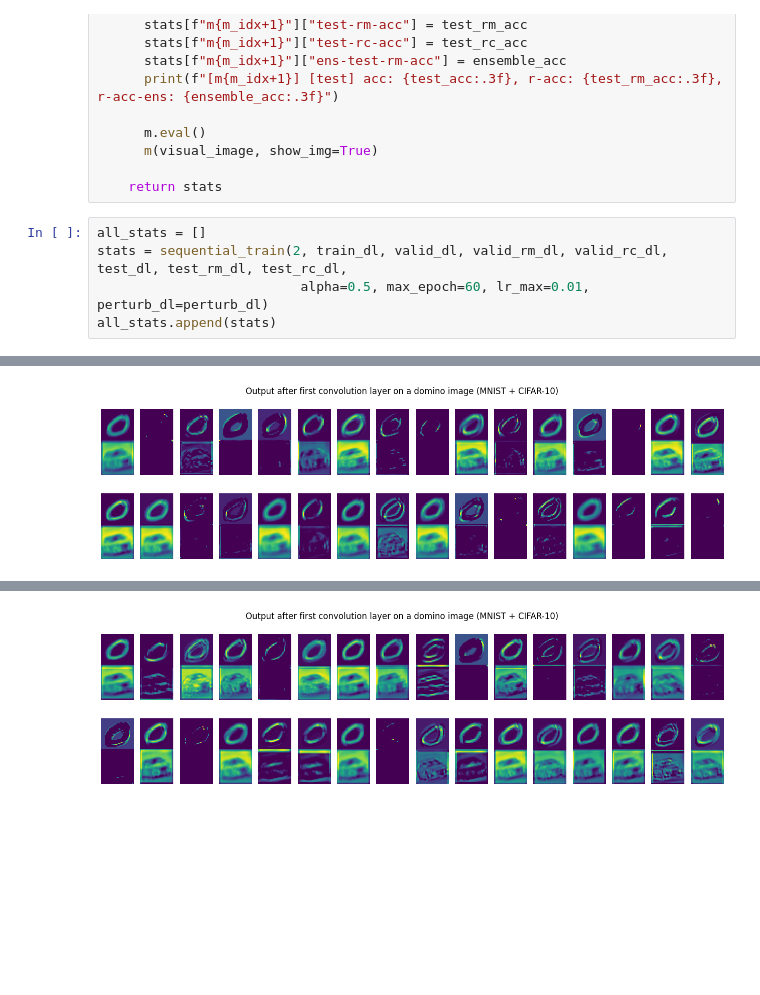
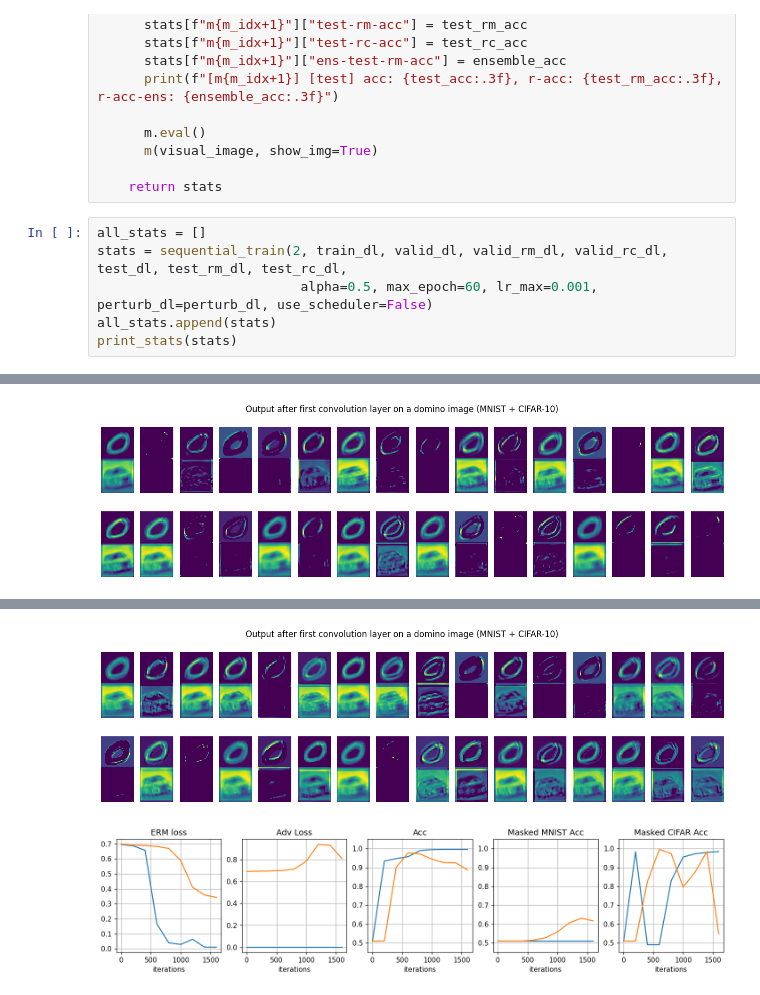
Before and after one commit to Divyansh5647/CS337-project, a Jupyter notebook: domino.ipynb, the cells around one changed output, grey strips where cells are left out. Cells and saved outputs as stored; diff of their text form; blank space fills up the shorter version.

```diff
--- a/domino.ipynb
+++ b/domino.ipynb
@@ -559,8 +560,9 @@ def sequential_train_without_dbat(num_models, train_dl, valid_dl, valid_rm_dl, v
 # %%
 all_stats = []
 stats = sequential_train(2, train_dl, valid_dl, valid_rm_dl, valid_rc_dl, test_dl, test_rm_dl, test_rc_dl,
-                          alpha=0.5, max_epoch=60, lr_max=0.01, perturb_dl=perturb_dl)
+                          alpha=0.5, max_epoch=60, lr_max=0.001, perturb_dl=perturb_dl, use_scheduler=False)
 all_stats.append(stats)
+print_stats(stats)
 # %% [output]
 LeNet(
   (conv1): Conv2d(3, 32, kernel_size=(5, 5), stride=(1, 1), padding=(2, 2))
@@ -585,2 +587,2 @@ LeNet(
-[figure, old version]
+[figure, new version]
 [m2] 0/0 [train] loss: 0.70 adv-loss: 0.69  acc: 0.51,  r0/1-acc: 0.51
@@ -596,4 +598,5 @@ LeNet(
-[figure, old version]
+[figure, new version]
+[figure, added]
 # %%
 all_stats = []
 stats = sequential_train_without_dbat(2, train_dl, valid_dl, valid_rm_dl, valid_rc_dl, test_dl, test_rm_dl, test_rc_dl,
```
Also changed, not shown: parts of 3 cells of this notebook.
